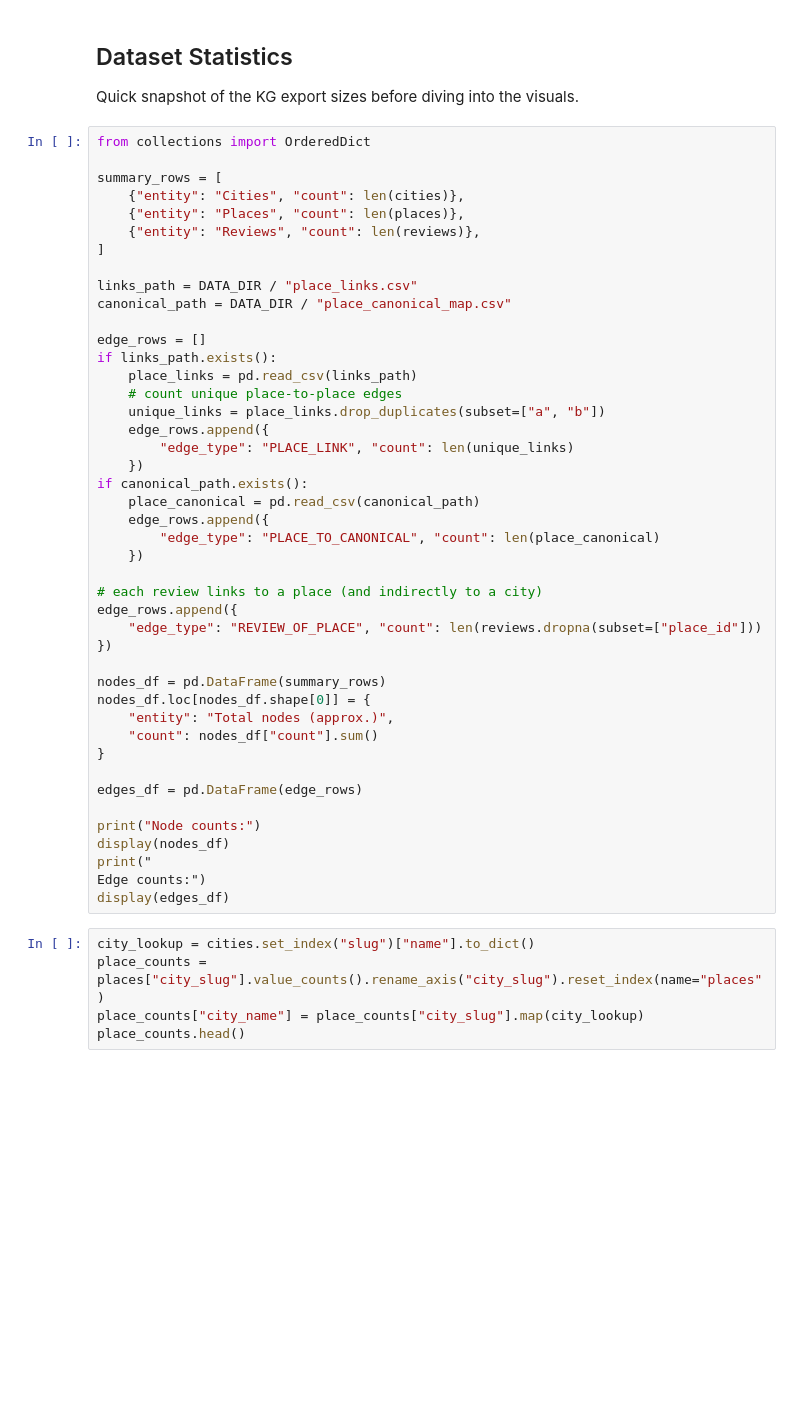
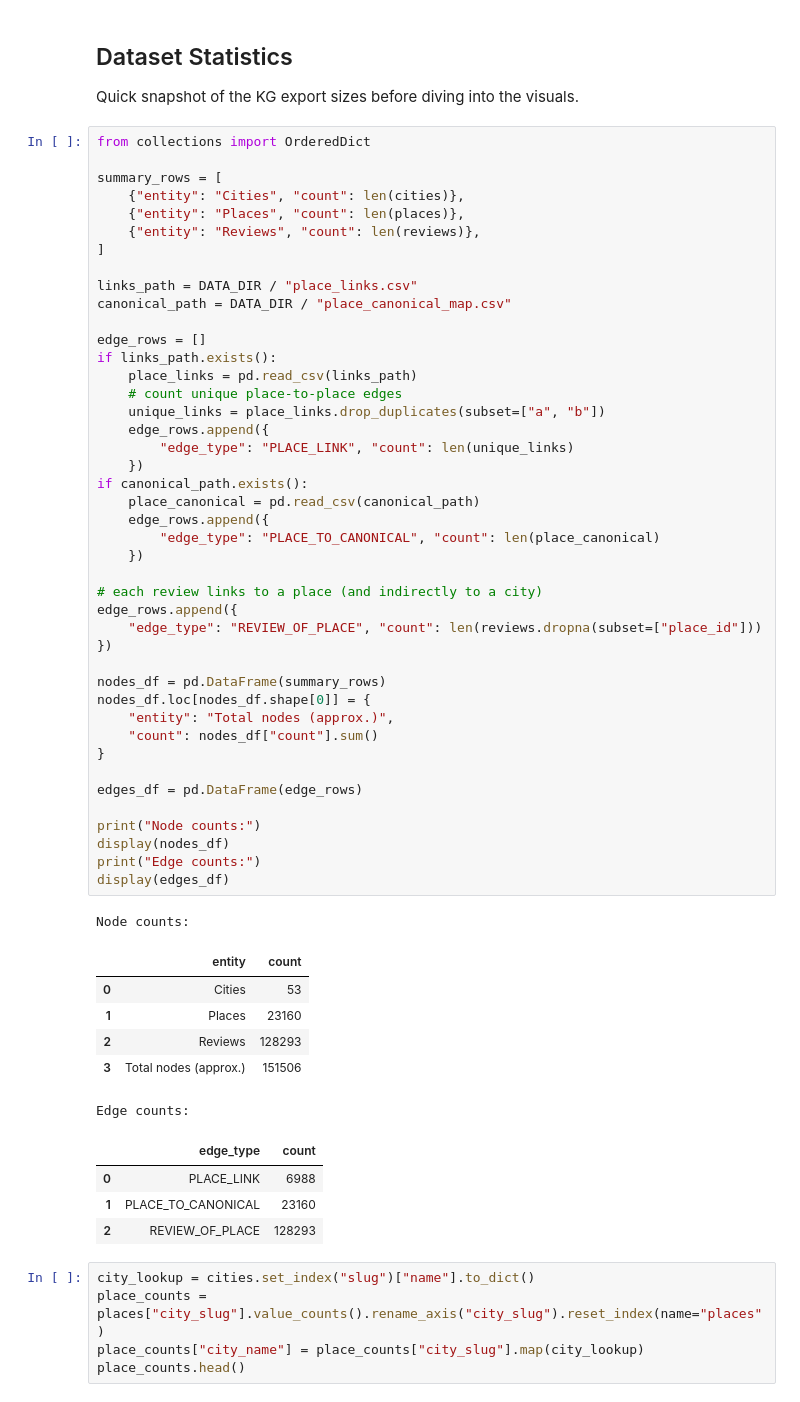
Before and after one commit to chaayagirimon/kg-etl, a Jupyter notebook: notebooks/kg_visual_insights.ipynb, the cells around one changed output. Cells and saved outputs as stored; diff of their text form; blank space fills up the shorter version.

```diff
--- a/notebooks/kg_visual_insights.ipynb
+++ b/notebooks/kg_visual_insights.ipynb
@@ -90,35 +90,46 @@ canonical_path = DATA_DIR / "place_canonical_map.csv"
 edge_rows = []
 if links_path.exists():
     place_links = pd.read_csv(links_path)
     # count unique place-to-place edges
     unique_links = place_links.drop_duplicates(subset=["a", "b"])
     edge_rows.append({
         "edge_type": "PLACE_LINK", "count": len(unique_links)
     })
 if canonical_path.exists():
     place_canonical = pd.read_csv(canonical_path)
     edge_rows.append({
         "edge_type": "PLACE_TO_CANONICAL", "count": len(place_canonical)
     })
 
 # each review links to a place (and indirectly to a city)
 edge_rows.append({
     "edge_type": "REVIEW_OF_PLACE", "count": len(reviews.dropna(subset=["place_id"]))
 })
 
 nodes_df = pd.DataFrame(summary_rows)
 nodes_df.loc[nodes_df.shape[0]] = {
     "entity": "Total nodes (approx.)",
     "count": nodes_df["count"].sum()
 }
 
 edges_df = pd.DataFrame(edge_rows)
 
 print("Node counts:")
 display(nodes_df)
-print("
-Edge counts:")
+print("Edge counts:")
 display(edges_df)
+# %% [output]
+Node counts:
+|  | entity | count |
+| 0 | Cities | 53 |
+| 1 | Places | 23160 |
+| 2 | Reviews | 128293 |
+| 3 | Total nodes (approx.) | 151506 |
+Edge counts:
+|  | edge_type | count |
+| 0 | PLACE_LINK | 6988 |
+| 1 | PLACE_TO_CANONICAL | 23160 |
+| 2 | REVIEW_OF_PLACE | 128293 |
 # %%
 city_lookup = cities.set_index("slug")["name"].to_dict()
 place_counts = places["city_slug"].value_counts().rename_axis("city_slug").reset_index(name="places")
```
Also changed, not shown: parts of 3 cells of this notebook, 1 other file.
